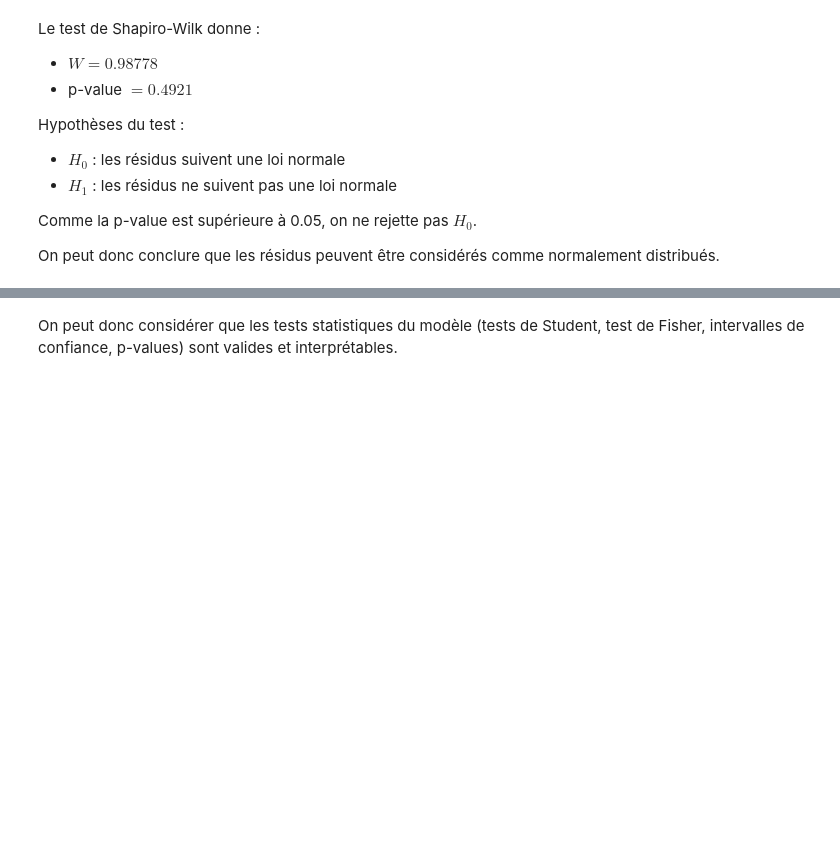
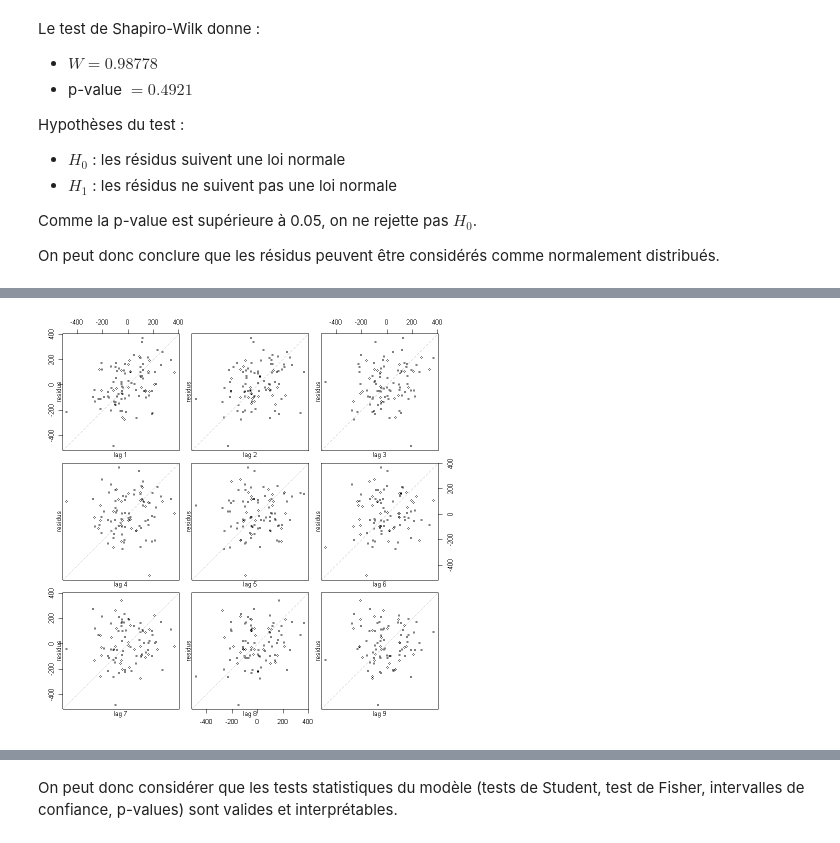
Before and after one commit to moh8dhia/nile-time-series, a Jupyter notebook: nile.ipynb, the cells around one changed output, grey strips where cells are left out. Drawn from its saved outputs; the diff is of its cells as text; code cells hidden in the pictures; blank space fills up the shorter version.

```diff
--- a/nile.ipynb
+++ b/nile.ipynb
@@ -240,0 +247,4 @@ On peut donc conclure que les résidus peuvent être considérés comme normalem
+# %%
+lag.plot(residus, lags = 9, do.lines = FALSE)
+# %% [output]
+[figure, added]
```
Also changed, not shown: parts of 6 cells of this notebook.
